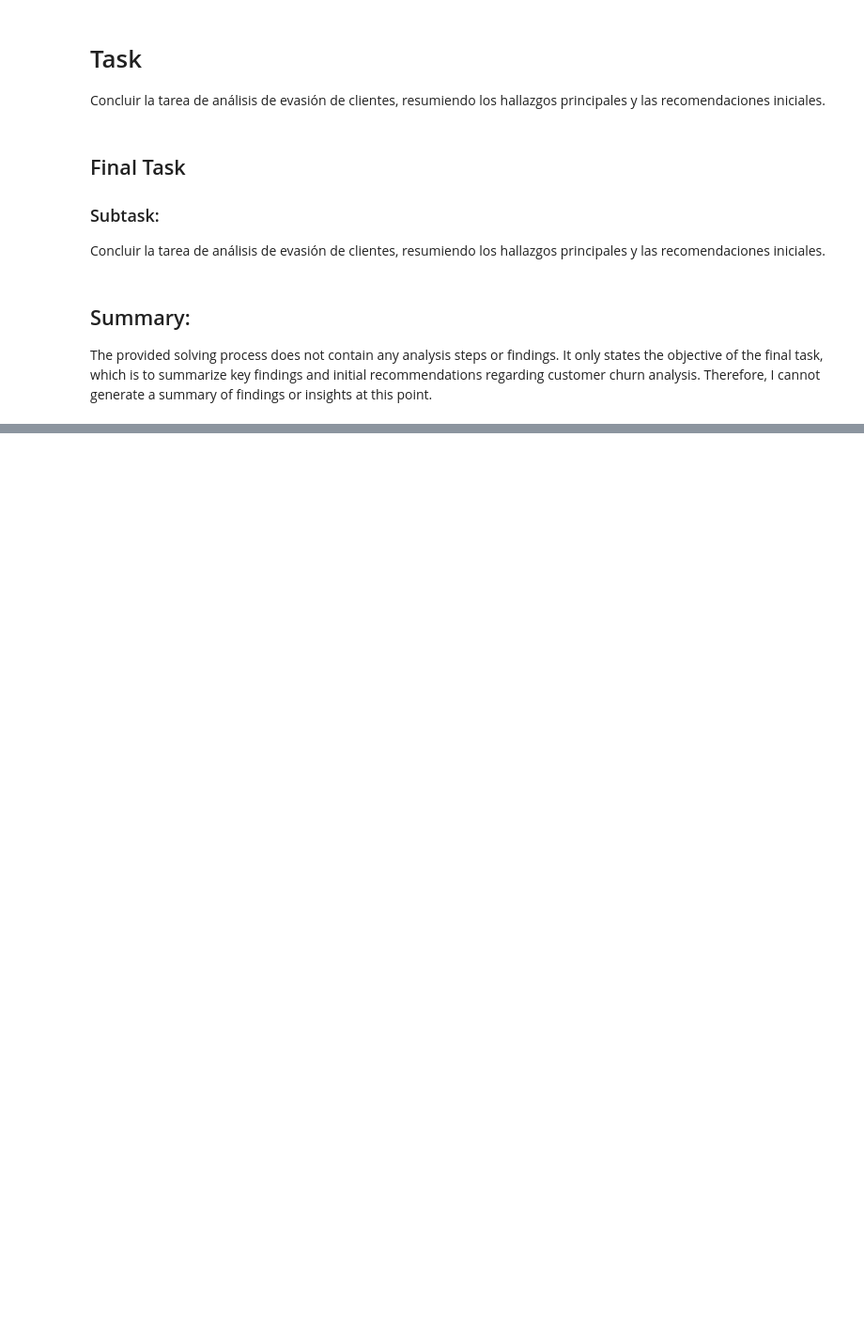
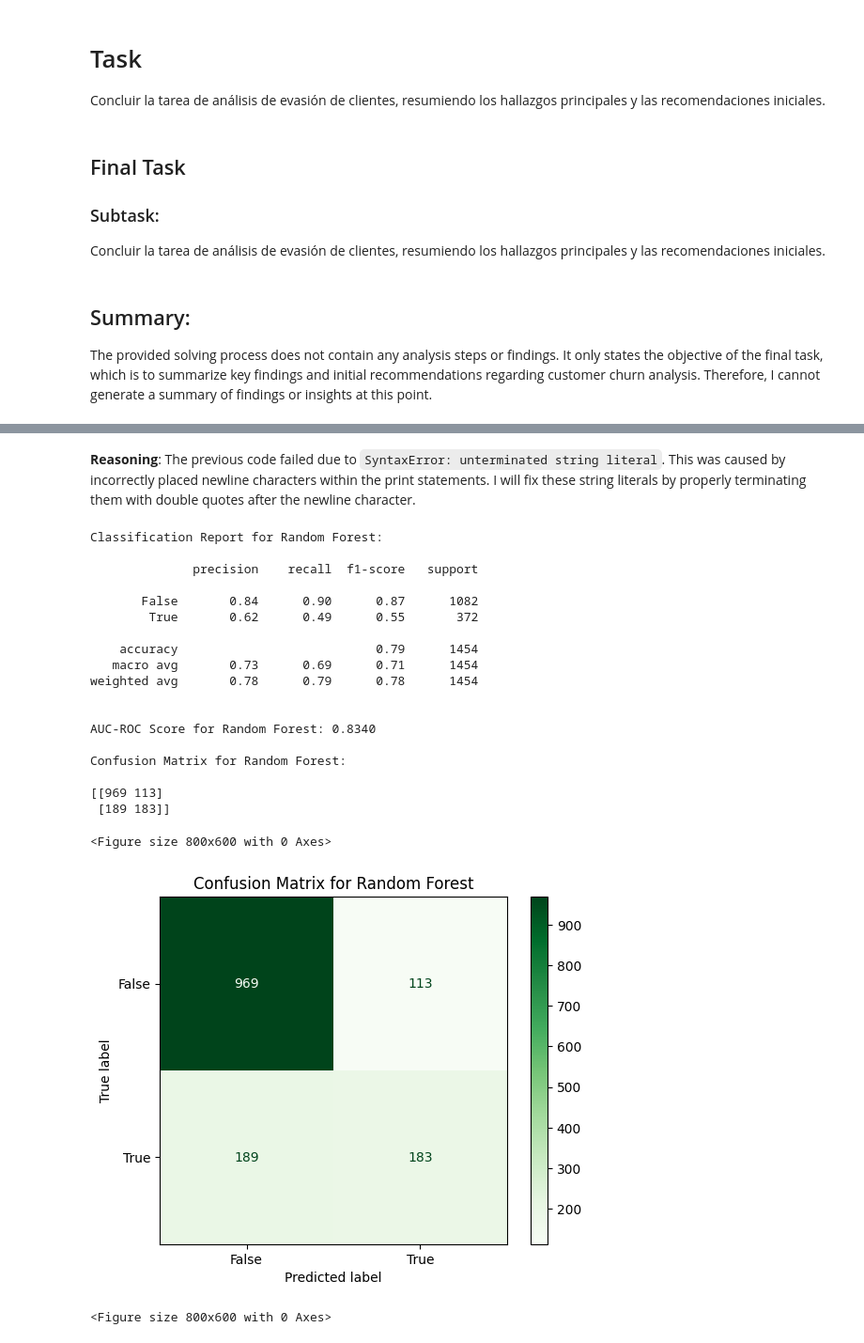
Before and after one commit to theAngelJ/Challenge2, a Jupyter notebook: challenge2telecomx_latam.ipynb, the cells around one changed output, grey strips where cells are left out. Shown at 94% size. Cells and saved outputs as stored; diff of their text form; code cells hidden in the pictures; blank space fills up the shorter version.

```diff
--- a/challenge2telecomx_latam.ipynb
+++ b/challenge2telecomx_latam.ipynb
@@ -460,0 +703,10 @@ The provided solving process does not contain any analysis steps or findings. It
+# %%
+from sklearn.ensemble import RandomForestClassifier
+
+# Instantiate the Random Forest Classifier model
+rf_model = RandomForestClassifier(random_state=42)
+
+# Train the model
+rf_model.fit(X_train, y_train)
+
+print("Random Forest Classifier model trained successfully.")
@@ -460,0 +756,59 @@ The provided solving process does not contain any analysis steps or findings. It
+# %% [markdown]
+**Reasoning**:
+The previous code failed due to `SyntaxError: unterminated string literal`. This was caused by incorrectly placed newline characters within the print statements. I will fix these string literals by properly terminating them with double quotes after the newline character.
+# %%
+from sklearn.metrics import classification_report, roc_auc_score, confusion_matrix, ConfusionMatrixDisplay, RocCurveDisplay
+import matplotlib.pyplot as plt
+
+# Make predictions on the test set
+y_pred_rf = rf_model.predict(X_test)
+
+# Get probabilities for the positive class (churn)
+y_prob_rf = rf_model.predict_proba(X_test)[:, 1]
+
+# 1. Classification Report
+print("Classification Report for Random Forest:\n")
+print(classification_report(y_test, y_pred_rf))
+
+# 2. AUC-ROC Score
+auc_roc_rf = roc_auc_score(y_test, y_prob_rf)
+print(f"\nAUC-ROC Score for Random Forest: {auc_roc_rf:.4f}")
+
+# 3. Confusion Matrix
+cm_rf = confusion_matrix(y_test, y_pred_rf)
+print("\nConfusion Matrix for Random Forest:\n")
+print(cm_rf)
+
+# Display Confusion Matrix visually
+plt.figure(figsize=(8, 6))
+ConfusionMatrixDisplay.from_predictions(y_test, y_pred_rf, cmap='Greens')
+plt.title('Confusion Matrix for Random Forest')
+plt.show()
+
+# 4. ROC Curve
+plt.figure(figsize=(8, 6))
+RocCurveDisplay.from_estimator(rf_model, X_test, y_test)
+plt.title('ROC Curve for Random Forest')
+plt.show()
+# %% [output]
+Classification Report for Random Forest:
+
+              precision    recall  f1-score   support
+
+       False       0.84      0.90      0.87      1082
+        True       0.62      0.49      0.55       372
+
+    accuracy                           0.79      1454
+   macro avg       0.73      0.69      0.71      1454
+weighted avg       0.78      0.79      0.78      1454
+
+
+AUC-ROC Score for Random Forest: 0.8340
+
+Confusion Matrix for Random Forest:
+
+[[969 113]
+ [189 183]]
+<Figure size 800x600 with 0 Axes>
+[figure, added]
+<Figure size 800x600 with 0 Axes>
```
Also changed, not shown: parts of 40 cells of this notebook.
